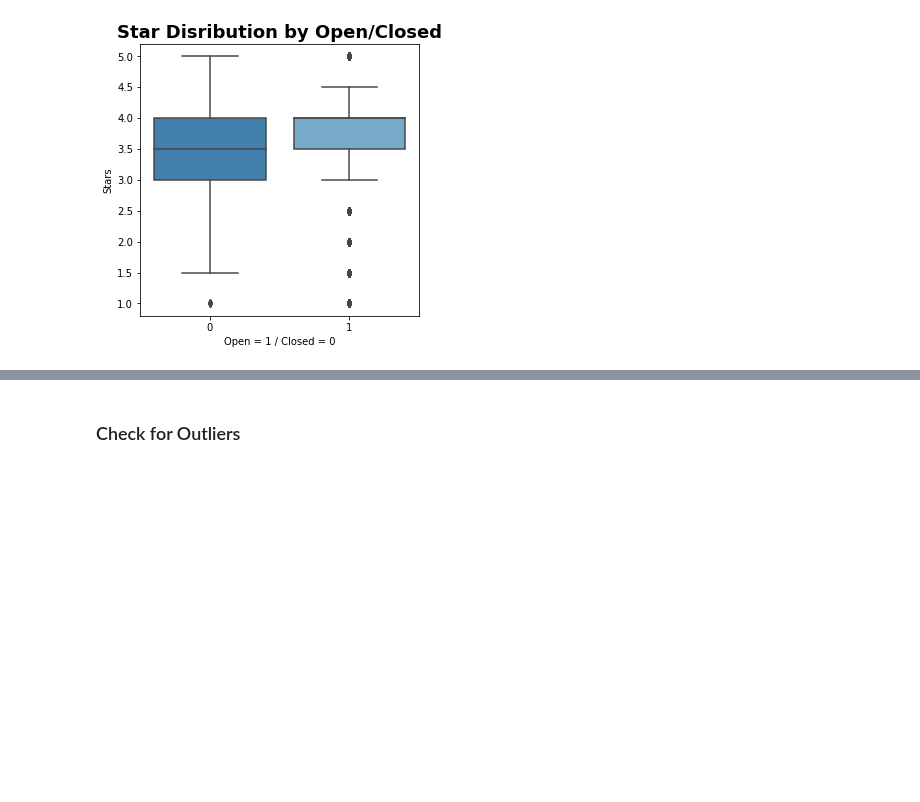
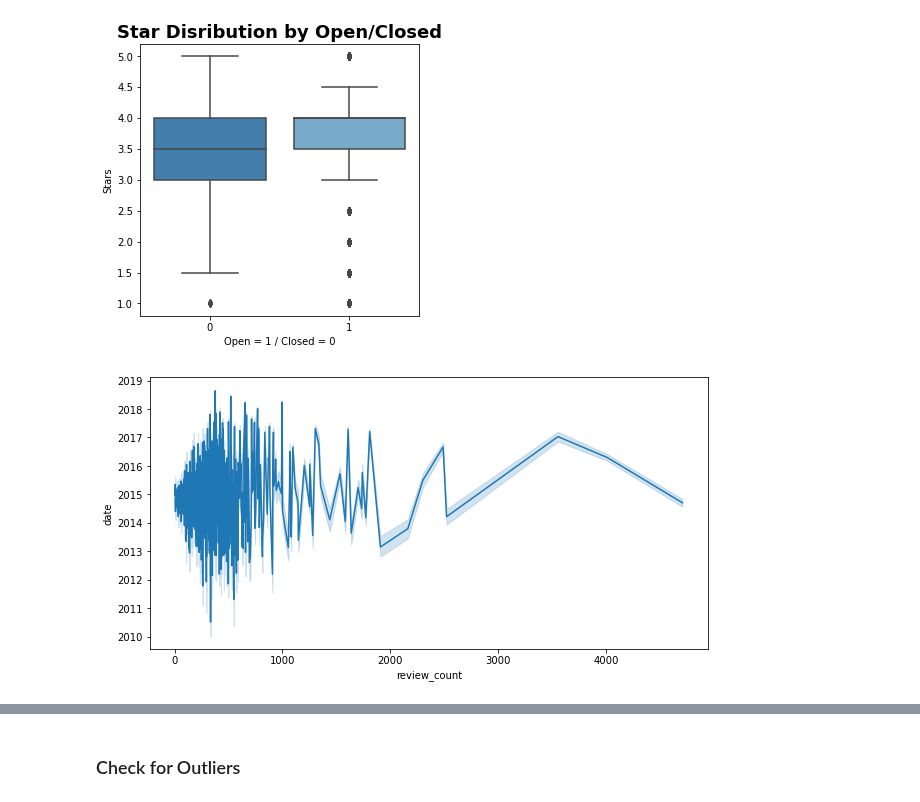
Before and after one commit to broepke/DATA110, a Jupyter notebook: Final Project/DATA110-FinalProject-broepke.ipynb, the cells around one changed output, grey strips where cells are left out. Saved outputs shown, nothing was run; the diff lists cells and outputs as text; code cells hidden in the pictures; blank space fills up the shorter version.

```diff
--- a/Final Project/DATA110-FinalProject-broepke.ipynb
+++ b/Final Project/DATA110-FinalProject-broepke.ipynb
@@ -267,3 +269,8 @@ plt.xlabel("Open = 1 / Closed = 0")
 plt.ylabel("Stars");
 # %% [output]
 [figure]
+# %%
+plt.figure(figsize=(10,5))
+sns.lineplot(data=df, y='date', x='review_count');
+# %% [output]
+[figure, added]
```
Also changed, not shown: parts of 14 cells of this notebook, 1 other file.
